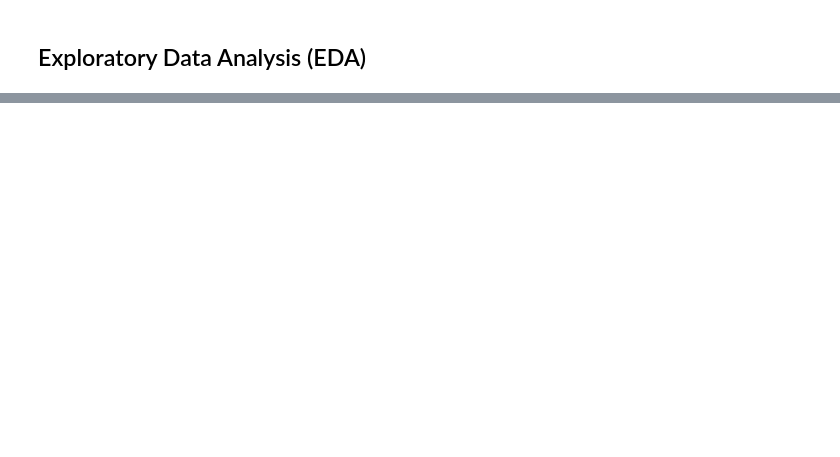
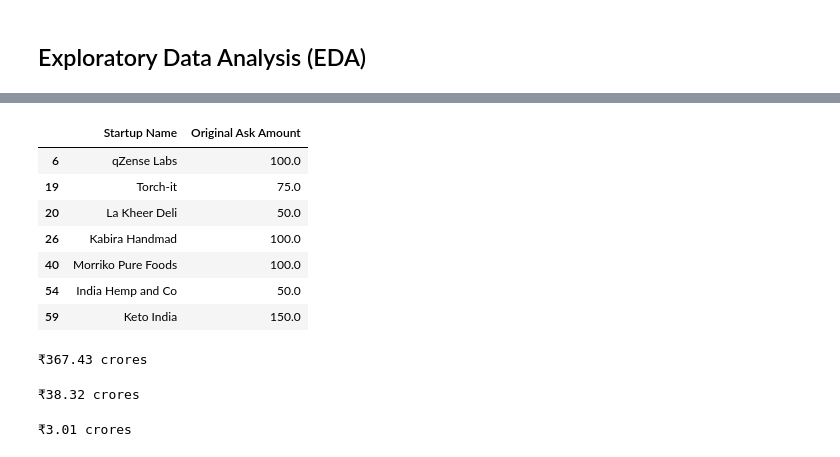
Before and after one commit to satya-thirumani/shark-tank-india, a Jupyter notebook: Shark Tank India Analysis.ipynb, the cells around one changed output, grey strips where cells are left out. Cells and saved outputs as stored; diff of their text form; code cells hidden in the pictures; blank space fills up the shorter version.

```diff
--- a/Shark Tank India Analysis.ipynb
+++ b/Shark Tank India Analysis.ipynb
@@ -181,0 +252,27 @@ print(shark_tank.loc[shark_tank['Number of sharks in deal']==5][["Startup Name",
+# %%
+# Offers rejected by pitchers
+shark_tank.loc[shark_tank['Accepted Offer']==0, ["Startup Name","Original Ask Amount"]]
+# %% [output]
+|  | Startup Name | Original Ask Amount |
+| 6 | qZense Labs | 100.0 |
+| 19 | Torch-it | 75.0 |
+| 20 | La Kheer Deli | 50.0 |
+| 26 | Kabira Handmad | 100.0 |
+| 40 | Morriko Pure Foods | 100.0 |
+| 54 | India Hemp and Co | 50.0 |
+| 59 | Keto India | 150.0 |
+# %%
+# Sum of investment amount asked by all startup companies, in Shark Tank, in India
+print(format_currency(shark_tank['Original Ask Amount'].sum()/100, 'INR', locale='en_IN').replace(".00", ""), "crores")
+# %% [output]
+₹367.43 crores
+# %%
+# Sum of amount investmented by all sharks, in Shark Tank, in India
+print(format_currency(shark_tank['Total Deal Amount'].sum()/100, 'INR', locale='en_IN').replace(".00", ""), "crores")
+# %% [output]
+₹38.32 crores
+# %%
+# Sum of loan/debt amount given by all sharks, in Shark Tank, in India
+print(format_currency(shark_tank['Total Deal Debt'].sum()/100, 'INR', locale='en_IN').replace(".00", ""), "crores")
+# %% [output]
+₹3.01 crores
```
Also changed, not shown: parts of 62 cells of this notebook.
